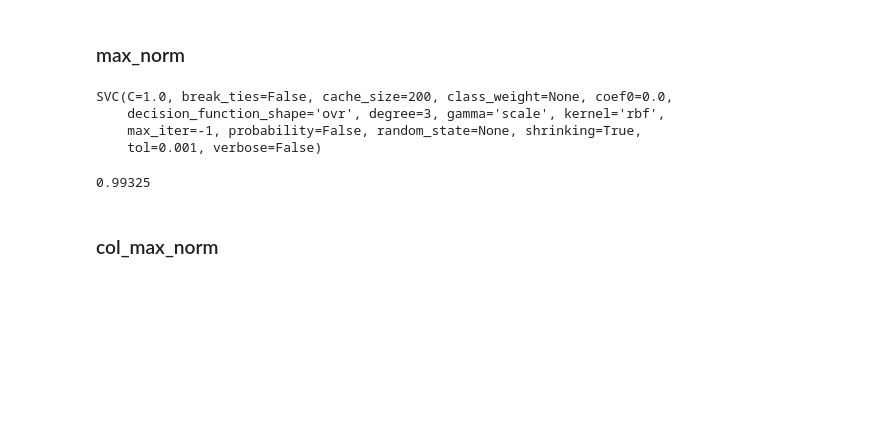
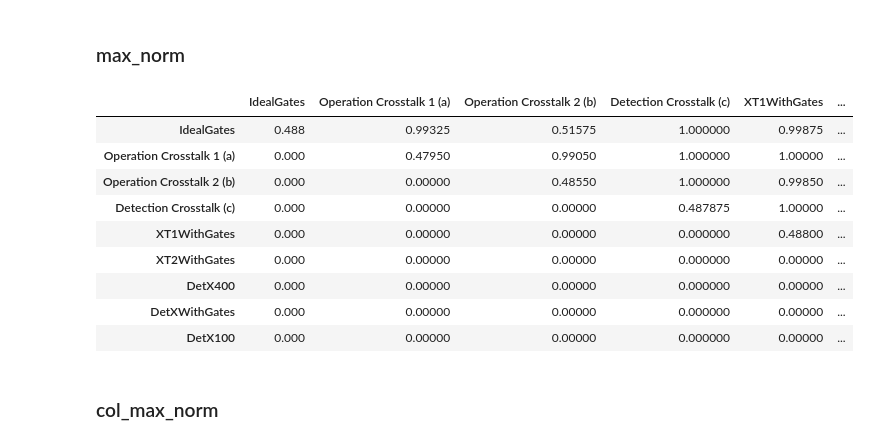
Before and after one commit to amitrege/notebooks, a Jupyter notebook: Quantum.ipynb, the cells around one changed output. Saved outputs shown, nothing was run; the diff lists cells and outputs as text; code cells hidden in the pictures; blank space fills up the shorter version.

```diff
--- a/Quantum.ipynb
+++ b/Quantum.ipynb
@@ -36,5 +29,5 @@ d = np.load("gdrive/MyDrive/QuSense/Papers/Simulated-Data-Sarovar/IdealGates/CTe
 # %%
-def setup_data(dir, num_circuits = 20, file_prefix = "FCTexts_", dir_with_gates = True, separate_bits = "False", norm = 'max_norm'):
+def setup_data(dir, num_circuits, file_prefix, dir_with_gates, separate_bits, norm):
   onlyfiles = next(os.walk(dir))[2] #dir is your directory path as string
 
   # Currently, we only count files with frequencies
@@ -124,6 +117,10 @@ def svm_expt(freq_1, freq_2, test_size = 0.2):
 # Apply binary expt to all possible combinations of data_list and pretty print
 def create_expt_matrix(dataset_list, data_list, binary_expt):
   num_datasets = len(data_list)
+
+  # get names of datasets
+  dataset_names = [d['dir_name'] for d in dataset_list]
+
   expt_matrix = np.zeros((num_datasets, num_datasets))
   for i in range(num_datasets):
     for j in range(num_datasets):
@@ -131,10 +128,31 @@ def create_expt_matrix(dataset_list, data_list, binary_expt):
         expt_matrix[i][j] = binary_expt(data_list[i][1], data_list[j][1])
 
   # pretty printing
-  df = pd.DataFrame(expt_matrix, index=dataset_list, columns=dataset_list)
+  df = pd.DataFrame(expt_matrix, index=dataset_names, columns=dataset_names)
   display(df)
 
   return expt_matrix
+
+# Setup a list of data to be experimented on
+
+# dir_prefix - path to directory where all data is stored
+# f_prefix - prefix of file names with frequency data
+# dir_with_gates - True if data directory has gates included
+# sep_bits - if True, setup data such that frequency is calculated on each result bit instead of result pairs
+# normalize - Normalization scheme used
+def setup_datalist(datasets, dir_prefix, f_prefix, sep_bits, normalize):
+  data_list = []
+  data_list.append(setup_data(dir_prefix + datasets[0]['dir_name'],  num_circuits = datasets[0]['num_circuits'], file_prefix = f_prefix, dir_with_gates = datasets[0]['dir_with_gates'], separate_bits = sep_bits, norm = normalize))
+  data_list.append(setup_data(dir_prefix + datasets[1]['dir_name'],  num_circuits = datasets[1]['num_circuits'], file_prefix = f_prefix, dir_with_gates = datasets[1]['dir_with_gates'], separate_bits = sep_bits, norm = normalize))
+  data_list.append(setup_data(dir_prefix + datasets[2]['dir_name'],  num_circuits = datasets[2]['num_circuits'], file_prefix = f_prefix, dir_with_gates = datasets[2]['dir_with_gates'], separate_bits = sep_bits, norm = normalize))
+  data_list.append(setup_data(dir_prefix + datasets[3]['dir_name'],  num_circuits = datasets[3]['num_circuits'], file_prefix = f_prefix, dir_with_gates = datasets[3]['dir_with_gates'], separate_bits = sep_bits, norm = normalize))
+  data_list.append(setup_data(dir_prefix + datasets[4]['dir_name'],  num_circuits = datasets[4]['num_circuits'], file_prefix = f_prefix, dir_with_gates = datasets[4]['dir_with_gates'], separate_bits = sep_bits, norm = normalize))
+  data_list.append(setup_data(dir_prefix + datasets[5]['dir_name'],  num_circuits = datasets[5]['num_circuits'], file_prefix = f_prefix, dir_with_gates = datasets[5]['dir_with_gates'], separate_bits = sep_bits, norm = normalize))
+  data_list.append(setup_data(dir_prefix + datasets[6]['dir_name'],  num_circuits = datasets[6]['num_circuits'], file_prefix = f_prefix, dir_with_gates = datasets[6]['dir_with_gates'], separate_bits = sep_bits, norm = normalize))
+  data_list.append(setup_data(dir_prefix + datasets[7]['dir_name'],  num_circuits = datasets[7]['num_circuits'], file_prefix = f_prefix, dir_with_gates = datasets[7]['dir_with_gates'], separate_bits = sep_bits, norm = normalize))
+  data_list.append(setup_data(dir_prefix + datasets[8]['dir_name'],  num_circuits = datasets[8]['num_circuits'], file_prefix = f_prefix, dir_with_gates = datasets[8]['dir_with_gates'], separate_bits = sep_bits, norm = normalize))
+
+  return data_list
 # %%
 ideal_circuits, ideal_freq = setup_data("gdrive/MyDrive/QuSense/Papers/Simulated-Data-Sarovar/IdealGates", norm = "row_norm")
 # %%
@@ -171,7 +239,8 @@ detxWithGates_circuits, detxWithGates_freq = setup_data("gdrive/MyDrive/QuSense/
 detx100_circuits, detx100_freq = setup_data("gdrive/MyDrive/QuSense/Papers/Simulated-Data-Sarovar/DetX100")
 xt1WithGates_circuits, xt1WithGates_freq = setup_data("gdrive/MyDrive/QuSense/Papers/Simulated-Data-Sarovar/XT1WithGates")
 xt2WithGates_circuits, xt2WithGates_freq = setup_data("gdrive/MyDrive/QuSense/Papers/Simulated-Data-Sarovar/XT2WithGates")
-# %%
-datasets = ["IdealGates", "Operation Crosstalk 1 (a)", "Operation Crosstalk 2 (b)", "Detection Crosstalk (c)", "XT1WithGates", "XT2WithGates", "DetX400", "DetXWithGates", "DetX100"]
+# %%
+dir_prefix = "gdrive/MyDrive/QuSense/Papers/Simulated-Data-Sarovar/"
+file_prefix = "FCTexts_"
 # %% [markdown]
 ### max_norm
@@ -222,25 +306,23 @@ svm_expt_matrix = create_expt_matrix(datasets, data_list, svm_expt)
 ## Expts with bit frequencies separated
 # %% [markdown]
 ### max_norm
-# %%
-data_list = []
-data_list.append(setup_data("gdrive/MyDrive/QuSense/Papers/Simulated-Data-Sarovar/IdealGates", norm = 'max_norm'))
-data_list.append(setup_data("gdrive/MyDrive/QuSense/Papers/Simulated-Data-Sarovar/Operation Crosstalk 1 (a)", dir_with_gates = False, norm = 'row_max_norm'))
-data_list.append(setup_data("gdrive/MyDrive/QuSense/Papers/Simulated-Data-Sarovar/Operation Crosstalk 2 (b)", dir_with_gates = False, norm = 'row_max_norm'))
-data_list.append(setup_data("gdrive/MyDrive/QuSense/Papers/Simulated-Data-Sarovar/Detection Crosstalk (c)",num_circuits=40, dir_with_gates = False, norm = 'row_max_norm'))
-data_list.append(setup_data("gdrive/MyDrive/QuSense/Papers/Simulated-Data-Sarovar/XT1WithGates", norm = 'row_max_norm'))
-data_list.append(setup_data("gdrive/MyDrive/QuSense/Papers/Simulated-Data-Sarovar/XT2WithGates", norm = 'row_max_norm'))
-data_list.append(setup_data("gdrive/MyDrive/QuSense/Papers/Simulated-Data-Sarovar/DetX400", num_circuits=40, norm = 'row_max_norm'))
-data_list.append(setup_data("gdrive/MyDrive/QuSense/Papers/Simulated-Data-Sarovar/DetXWithGates", num_circuits=40, norm = 'row_max_norm'))
-data_list.append(setup_data("gdrive/MyDrive/QuSense/Papers/Simulated-Data-Sarovar/DetX100", norm = 'row_max_norm'))
-# %% [output]
-SVC(C=1.0, break_ties=False, cache_size=200, class_weight=None, coef0=0.0,
-    decision_function_shape='ovr', degree=3, gamma='scale', kernel='rbf',
-    max_iter=-1, probability=False, random_state=None, shrinking=True,
-    tol=0.001, verbose=False)
-# %%
-(clf.predict(X_test) == y_test).mean()
-# %% [output]
-0.99325
+# %%
+separate_bits = True
+norm = "max_norm"
+
+data_list = setup_datalist(datasets, dir_prefix, file_prefix, separate_bits, norm)
+# %%
+svm_expt_matrix = create_expt_matrix(datasets, data_list, svm_expt)
+# %% [output]
+|  | IdealGates | Operation Crosstalk 1 (a) | Operation Crosstalk 2 (b) | Detection Crosstalk (c) | XT1WithGates | ... |
+| IdealGates | 0.488 | 0.99325 | 0.51575 | 1.000000 | 0.99875 | ... |
+| Operation Crosstalk 1 (a) | 0.000 | 0.47950 | 0.99050 | 1.000000 | 1.00000 | ... |
+| Operation Crosstalk 2 (b) | 0.000 | 0.00000 | 0.48550 | 1.000000 | 0.99850 | ... |
+| Detection Crosstalk (c) | 0.000 | 0.00000 | 0.00000 | 0.487875 | 1.00000 | ... |
+| XT1WithGates | 0.000 | 0.00000 | 0.00000 | 0.000000 | 0.48800 | ... |
+| XT2WithGates | 0.000 | 0.00000 | 0.00000 | 0.000000 | 0.00000 | ... |
+| DetX400 | 0.000 | 0.00000 | 0.00000 | 0.000000 | 0.00000 | ... |
+| DetXWithGates | 0.000 | 0.00000 | 0.00000 | 0.000000 | 0.00000 | ... |
+| DetX100 | 0.000 | 0.00000 | 0.00000 | 0.000000 | 0.00000 | ... |
 # %% [markdown]
 ### col_max_norm
```
Also changed, not shown: parts of 23 cells of this notebook.
